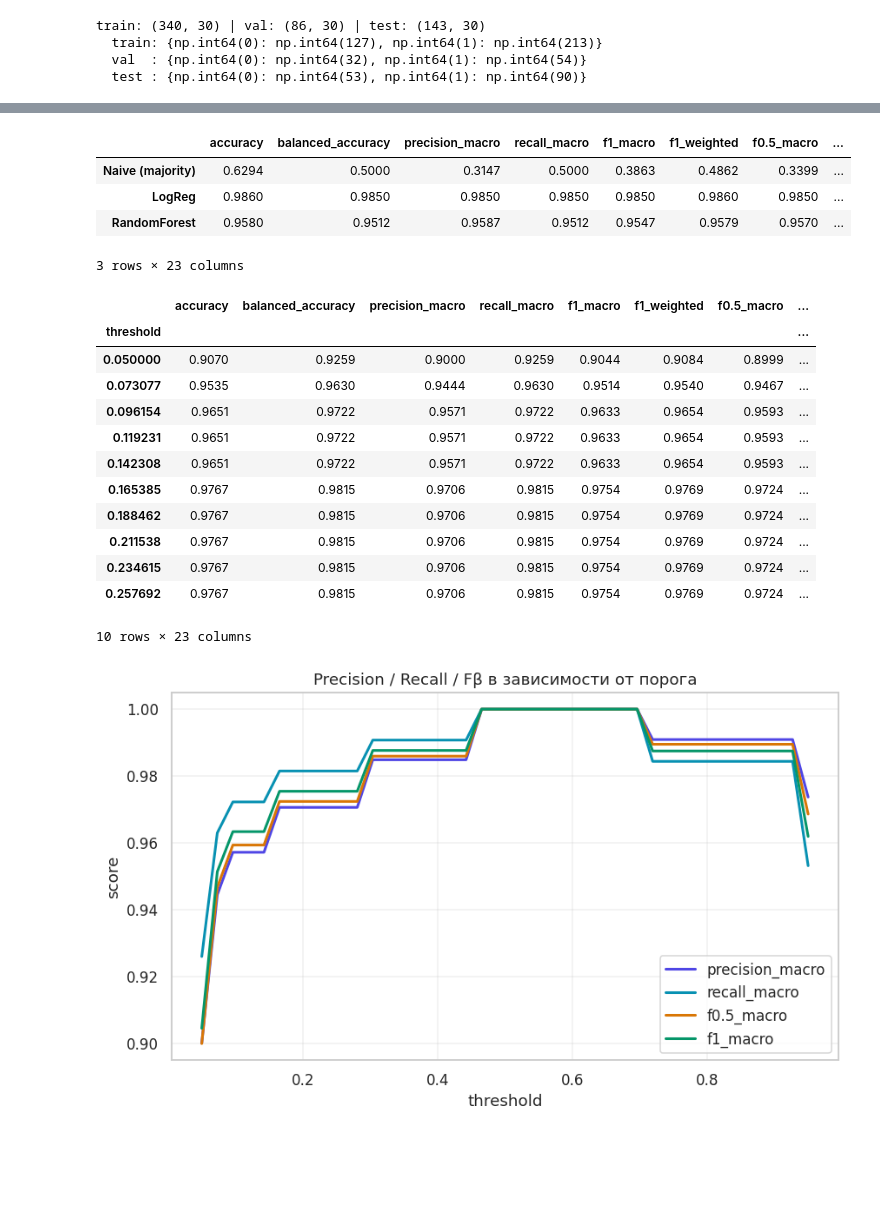
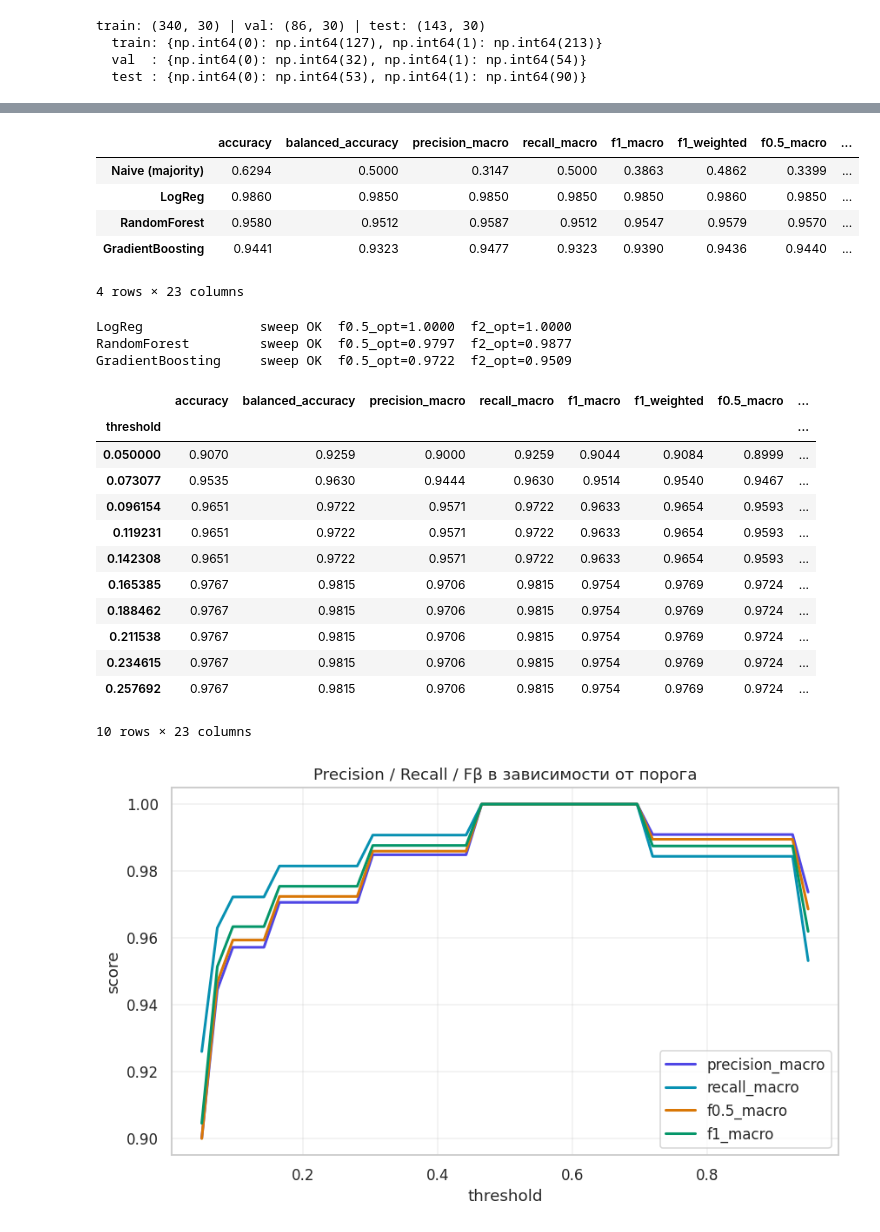
Before and after one commit to DmitriyKabanov-AI/ml-playground, a Jupyter notebook: notebooks/classification/02_breast_cancer_fp.ipynb, the cells around one changed output, grey strips where cells are left out. Saved outputs shown, nothing was run; the diff lists cells and outputs as text; code cells hidden in the pictures; blank space fills up the shorter version.

Commit message:
Улучшил фронтенд часть7

```diff
--- a/notebooks/classification/02_breast_cancer_fp.ipynb
+++ b/notebooks/classification/02_breast_cancer_fp.ipynb
@@ -221,6 +221,8 @@ train: (340, 30) | val: (86, 30) | test: (143, 30)
 ##- 0.7 — умеренная строгость;
 ##- 0.9 — говорим «рак» только при очень высокой уверенности.
 # %%
+from sklearn.ensemble import RandomForestClassifier, GradientBoostingClassifier
+
 models = {
     'LogReg': Pipeline([
         ('sc', StandardScaler()),
@@ -228,6 +230,13 @@ models = {
     ]),
     'RandomForest': RandomForestClassifier(
         n_estimators=300, random_state=SEED, n_jobs=-1
+    ),
+    # NEW: бустинг — сравнение типов моделей (линейная / бэггинг / бустинг)
+    'GradientBoosting': GradientBoostingClassifier(
+        n_estimators=200,
+        learning_rate=0.05,
+        max_depth=3,
+        random_state=SEED,
     ),
 }
 
@@ -247,7 +256,7 @@ for name, m in models.items():
         yp = predict_at_threshold(p, 0.5, POS)
         scores.append(fbeta_score(y_train[va], yp, beta=0.5, pos_label=POS))
     cv_results[name] = (float(np.mean(scores)), float(np.std(scores)))
-    print(f'{name:12s}  CV F0.5 (pos) = {cv_results[name][0]:.4f} '
+    print(f'{name:18s}  CV F0.5 (pos) = {cv_results[name][0]:.4f} '
           f'± {cv_results[name][1]:.4f}')
 
 # --- обучение на всём train ---
@@ -275,10 +285,11 @@ RandomForest  CV F0.5 (pos) = 0.9354 ± 0.0518
 
 Naive F0.5 (pos) = 0.0000
 |  | accuracy | balanced_accuracy | precision_macro | recall_macro | f1_macro | f1_weighted | f0.5_macro | ... |
 | Naive (majority) | 0.6294 | 0.5000 | 0.3147 | 0.5000 | 0.3863 | 0.4862 | 0.3399 | ... |
 | LogReg | 0.9860 | 0.9850 | 0.9850 | 0.9850 | 0.9850 | 0.9860 | 0.9850 | ... |
 | RandomForest | 0.9580 | 0.9512 | 0.9587 | 0.9512 | 0.9547 | 0.9579 | 0.9570 | ... |
+| GradientBoosting | 0.9441 | 0.9323 | 0.9477 | 0.9323 | 0.9390 | 0.9436 | 0.9440 | ... |
-3 rows × 23 columns
+4 rows × 23 columns
 # %%
 ## 5. Threshold sweep — как меняются Precision / Recall при сдвиге порога
 
@@ -286,21 +297,69 @@ Naive F0.5 (pos) = 0.0000
 ##Для каждой считаем все метрики
 ##Ищем порог, где F0.5 максимальна — это компромисс «precision важнее recall, но совсем без recall не хочется»
 # %%
+## 5. Threshold sweep — для КАЖДОЙ модели (per-model)
+
+# Строим 40 порогов от 0.05 до 0.95 для КАЖДОЙ обученной модели.
+# Hero-метрика fp-ноутбука — F0.5(malignant). Порог подбирается на VALIDATION.
+# Сохраняем sweep по каждой модели, чтобы на фронте у RandomForest и
+# GradientBoosting были свои слайдер, график и калькулятор стоимости.
+
+EVAL_X, EVAL_Y = X_val, y_val
+THRESHOLDS_GRID = np.linspace(0.05, 0.95, 40)
+
+
+def _build_sweep(model, X_eval, y_eval, thresholds):
+    p_pos = model.predict_proba(X_eval)[:, POS]         # P(malignant), POS = 0
+    rows = []
+    for t in thresholds:
+        yp = predict_at_threshold(p_pos, t, POS)
+        m = all_metrics(y_eval, yp, np.c_[p_pos, 1 - p_pos], positive_label=POS)
+        m['threshold'] = t
+        rows.append(m)
+    return pd.DataFrame(rows).set_index('threshold')
+
+
+# ---- LogReg: старый sweep для обратной совместимости и hero-метрики ----
 model_lr = fitted['LogReg']
-
-# Порог подбираем ТОЛЬКО на валидации.
 p_val = model_lr.predict_proba(X_val)[:, POS]
 
 sweep_rows = []
-for t in np.linspace(0.05, 0.95, 40):
-    y_pred = predict_at_threshold(p_val, t, POS)          # ← было (p_val >= t).astype(int)
+for t in THRESHOLDS_GRID:
+    y_pred = predict_at_threshold(p_val, t, POS)
     m = all_metrics(y_val, y_pred, np.c_[p_val, 1 - p_val], positive_label=POS)
     m['threshold'] = t
     sweep_rows.append(m)
 
 sweep = pd.DataFrame(sweep_rows).set_index('threshold')
+
+
+# ---- Полный per-model sweep для фронта ----
+threshold_sweeps = {}
+for model_name, m in fitted.items():
+    df = _build_sweep(m, EVAL_X, EVAL_Y, THRESHOLDS_GRID)
+    threshold_sweeps[model_name] = {
+        'model':             model_name,
+        'sweep_source':      'validation',
+        'optimal_threshold': float(df['f0.5_pos'].idxmax()),
+        'thresholds':        [float(t) for t in df.index],
+        'precision_pos':     [float(v) for v in df['precision_pos']],
+        'recall_pos':        [float(v) for v in df['recall_pos']],
+        'f0.5_pos':          [float(v) for v in df['f0.5_pos']],
+        'f1_pos':            [float(v) for v in df['f1_pos']],
+        'f2_pos':            [float(v) for v in df['f2_pos']],
+        'specificity':       [float(v) for v in df['specificity']],
+        'sensitivity':       [float(v) for v in df['sensitivity']],
+    }
+    print(f'{model_name:20s} sweep OK  '
+          f'f0.5_opt={df["f0.5_pos"].max():.4f}  '
+          f'f2_opt={df["f2_pos"].max():.4f}')
+
+print()
 sweep.round(4).head(10)
 # %% [output]
+LogReg               sweep OK  f0.5_opt=1.0000  f2_opt=1.0000
+RandomForest         sweep OK  f0.5_opt=0.9797  f2_opt=0.9877
+GradientBoosting     sweep OK  f0.5_opt=0.9722  f2_opt=0.9509
 |  | accuracy | balanced_accuracy | precision_macro | recall_macro | f1_macro | f1_weighted | f0.5_macro | ... |
 | threshold |  |  |  |  |  |  |  | ... |
 | 0.050000 | 0.9070 | 0.9259 | 0.9000 | 0.9259 | 0.9044 | 0.9084 | 0.8999 | ... |
@@ -313,7 +372,7 @@ sweep.round(4).head(10)
 | 0.211538 | 0.9767 | 0.9815 | 0.9706 | 0.9815 | 0.9754 | 0.9769 | 0.9724 | ... |
 | 0.234615 | 0.9767 | 0.9815 | 0.9706 | 0.9815 | 0.9754 | 0.9769 | 0.9724 | ... |
 | 0.257692 | 0.9767 | 0.9815 | 0.9706 | 0.9815 | 0.9754 | 0.9769 | 0.9724 | ... |
-10 rows × 23 columns
+10 rows × 23 columns
 # %%
 fig, ax = plt.subplots(figsize=(9, 5))
 
```
Also changed, not shown: parts of 4 cells of this notebook, 49 other files.
